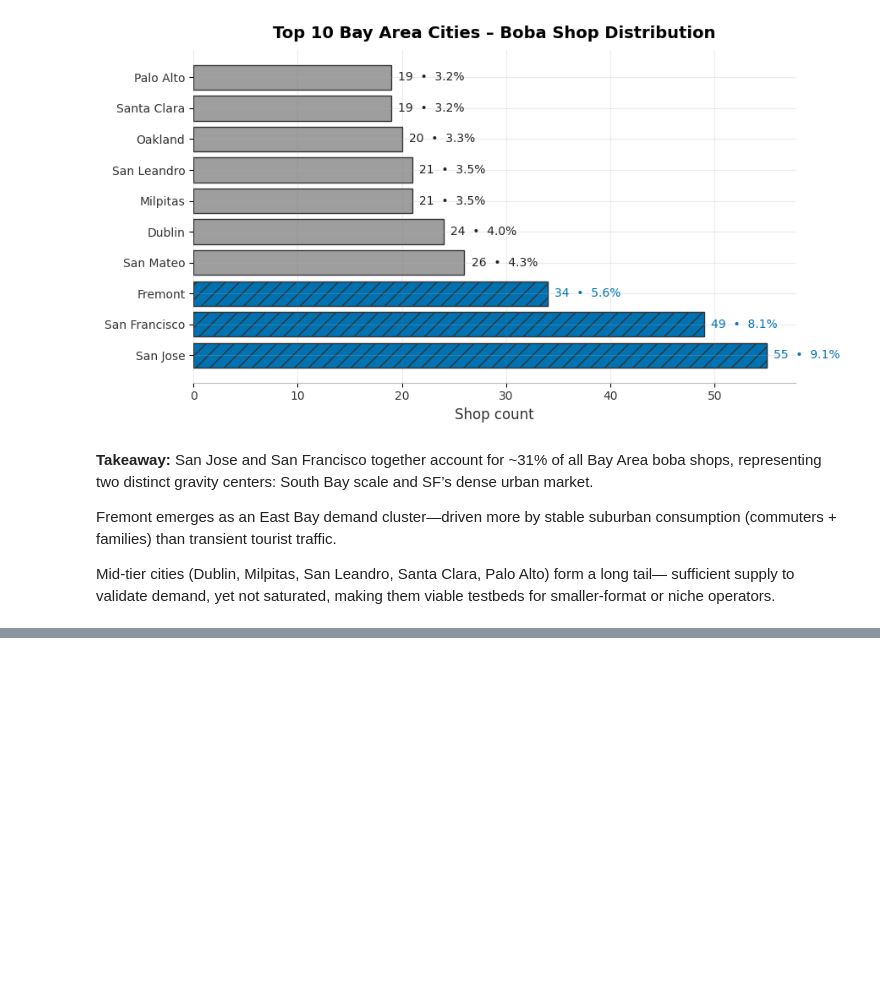
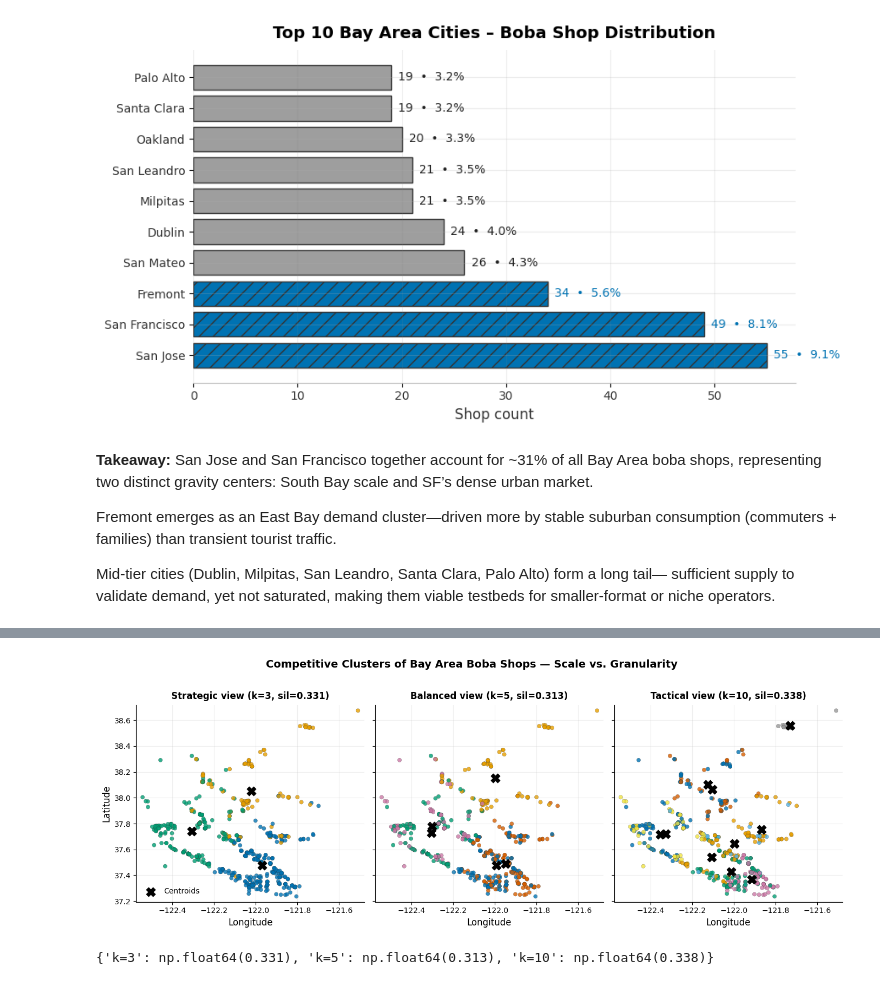
Before and after one commit to alishlish/boba-eda-starter, a Jupyter notebook: notebooks/eda.ipynb, the cells around one changed output, grey strips where cells are left out. Drawn from its saved outputs; the diff is of its cells as text; code cells hidden in the pictures; blank space fills up the shorter version.

```diff
--- a/notebooks/eda.ipynb
+++ b/notebooks/eda.ipynb
@@ -113,0 +164,77 @@ smaller-format or niche operators.
+# %%
+# === 3-panel cluster compare: k=3 / k=5 / k=10 ===
+import numpy as np
+import matplotlib.pyplot as plt
+from matplotlib.colors import ListedColormap
+from sklearn.cluster import KMeans
+from sklearn.preprocessing import StandardScaler
+from sklearn.metrics import silhouette_score
+
+# 0) data (robust to lon/long) + scale
+lon_col = "lon" if "lon" in df.columns else "long"
+X_raw = df[["lat", lon_col, "rating"]].dropna().copy()
+
+scaler = StandardScaler()
+X = scaler.fit_transform(X_raw)
+
+# nice, color-blind safe palette
+okabe_ito = ["#0072B2","#E69F00","#009E73","#D55E00",
+             "#CC79A7","#56B4E9","#F0E442","#999999"]
+
+def fit_and_plot(ax, k, show_legend=False, title_prefix=""):
+    km = KMeans(n_clusters=k, n_init=50, random_state=42).fit(X)
+    labels = km.labels_
+    sil = silhouette_score(X, labels)
+
+    # map labels back to rows used
+    df_k = df.copy()
+    df_k.loc[X_raw.index, "cluster"] = labels
+
+    # centroids back to (lat, lon, rating)
+    cent = scaler.inverse_transform(km.cluster_centers_)
+
+    cmap = ListedColormap((okabe_ito * ((k // len(okabe_ito)) + 1))[:k])
+
+    pts = ax.scatter(
+        df_k.loc[X_raw.index, lon_col],
+        df_k.loc[X_raw.index, "lat"],
+        c=df_k.loc[X_raw.index, "cluster"],
+        cmap=cmap, s=28, alpha=0.8, linewidths=0.2, edgecolors="#333"
+    )
+    ax.scatter(cent[:,1], cent[:,0], c="#000", marker="X", s=140, label="Centroids")
+
+    ax.set_title(f"{title_prefix} (k={k}, sil={sil:.3f})", fontsize=12, weight="bold", pad=8)
+    ax.set_xlabel("Longitude")
+    ax.grid(alpha=0.2)
+    if show_legend:
+        ax.legend(frameon=False, loc="lower left")
+    else:
+        ax.set_ylabel("")  # keep only left subplot with y-label
+
+    return sil
+
+# consistent map bounds across panels
+lat_min, lat_max = X_raw["lat"].min(), X_raw["lat"].max()
+lon_min, lon_max = X_raw[lon_col].min(), X_raw[lon_col].max()
+lat_pad = (lat_max - lat_min) * 0.03
+lon_pad = (lon_max - lon_min) * 0.03
+
+fig, axes = plt.subplots(1, 3, figsize=(14, 5), sharey=True)
+for ax in axes:
+    ax.set_xlim(lon_min - lon_pad, lon_max + lon_pad)
+    ax.set_ylim(lat_min - lat_pad, lat_max + lat_pad)
+axes[0].set_ylabel("Latitude")
+
+sil3  = fit_and_plot(axes[0], 3, show_legend=True,  title_prefix="Strategic view")
+sil5  = fit_and_plot(axes[1], 5, show_legend=False, title_prefix="Balanced view")
+sil10 = fit_and_plot(axes[2], 10, show_legend=False, title_prefix="Tactical view")
+
+plt.suptitle("Competitive Clusters of Bay Area Boba Shops — Scale vs. Granularity", fontsize=14, weight="bold", y=1.02)
+plt.tight_layout()
+savefig(ROOT / "assets" / "boba_clusters_k_3_5_10.png")
+plt.show()
+
+print({"k=3": round(sil3,3), "k=5": round(sil5,3), "k=10": round(sil10,3)})
+# %% [output]
+[figure, added]
+{'k=3': np.float64(0.331), 'k=5': np.float64(0.313), 'k=10': np.float64(0.338)}
```
Also changed, not shown: parts of 7 cells of this notebook, 1 other file.
